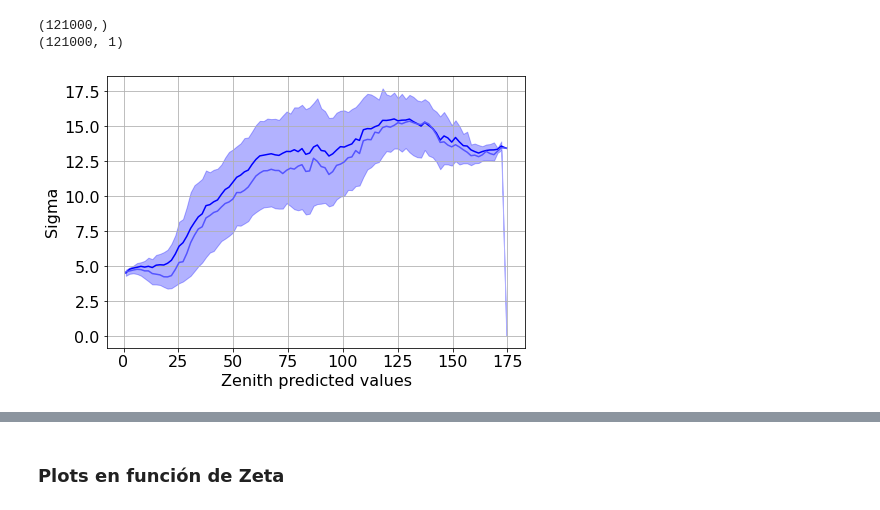
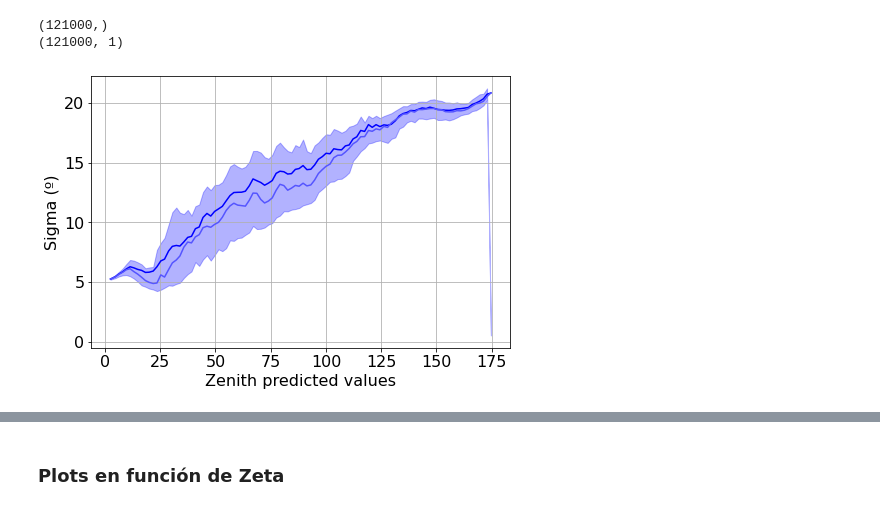
Before and after one commit to AntonioJojoto/single-line-NN-TFG, a Jupyter notebook: Evaluation/Evaluacion_Zenith_Final.ipynb, the cells around one changed output, grey strips where cells are left out. Drawn from its saved outputs; the diff is of its cells as text; code cells hidden in the pictures.

```diff
--- a/Evaluation/Evaluacion_Zenith_Final.ipynb
+++ b/Evaluation/Evaluacion_Zenith_Final.ipynb
@@ -21,7 +21,7 @@ import random
 import h5py
 import sklearn.metrics
 
-folder_fig="figuras/conv7_MDN"
+folder_fig="Zenith"
 # %% [markdown]
 ## Declaramos el Dataloader que se ha usado para entrenar la red
 # %%
@@ -213,9 +191,8 @@ class Net(nn.Module):
 device = torch.device("cuda" if torch.cuda.is_available() else "cpu")
 net=Net()
 print(net)
-net.cuda()
 # Cargar aqui el archivo
-net.load_state_dict(torch.load('Conv7_MDN_Rial2/Conv7_MDN_Full_exp_1.pt'))
+net.load_state_dict(torch.load('Conv7_MDN/Conv7_MDNH_1000_Rad_exp_2.pt'))
 net.eval()
 # This is where the values will be stored
 target_temp=np.zeros([test_data.get_len(),1])
@@ -227,15 +204,14 @@ for batch in range(test_data.get_iter()):
     # Get the data
     data,target = test_data.get_batch(batch)
     # move tensors to GPU if CUDA is available
-    data = data.cuda()
+    data = data
     # Get the results from the foward pass to the CPU
     # And get it as an numpy matrix
-    mu,sigma,pi = net(data)
-    mu_selected,sigma_selected = get_prediction(mu,sigma,pi)
+    mu,sigma = net(data)
     # Get from tensors to numpy
 
-    output = mu_selected.cpu().detach().numpy()
-    sigma = sigma_selected.detach().cpu().numpy()
+    output = mu.detach().numpy()
+    sigma = sigma.detach().numpy()
     target = target.numpy()
     # calculate the batch loss
     MAE += np.sum(np.abs(output-target))
@@ -916,32 +892,32 @@ print(zenith_std.shape)
 # %%
 plt.close('all')
 
 #Cambio el tamanyo de fuente
 plt.rcParams.update({'font.size': 16})
 
 # Cambio el tamanyo de la figura
 plt.figure(figsize=(7.5,5))
 
 # Numero de intervalos en los que agrupo los datos
 n_bins = 100
 
 x, y, x_err, y_err = smooth_values (zenith_p, zenith_std, n_bins) #cojo los valores
 plt.plot(x, y, 'blue')
 x, y, q1, q3 = smooth_median (zenith_p, zenith_std, n_bins) #cojo los valores
 plt.plot(x, y, '#5555ff')
 plt.fill_between(x, q3, q1,color='blue',alpha=0.3)
 
 #plt.ylim(0.0, 25.0)
-plt.ylabel('Sigma')
+plt.ylabel('Sigma (º)')
 plt.xlabel('Zenith predicted values')
 #plt.legend(("Model error", 'Model error deviation'),loc='upper right')
 plt.grid()
 
 # Guardo la figura y la muestro
 plt.savefig(str(folder_fig)+'/epsilon_PI_Zenith.png')
 plt.show(); #muestro las figuras
 # %% [output]
-[figure, old version]
+[figure, new version]
 # %%
 zeta.shape = (test_data.get_len())
 # %%
```
Also changed, not shown: parts of 26 cells of this notebook, 1 other file.
